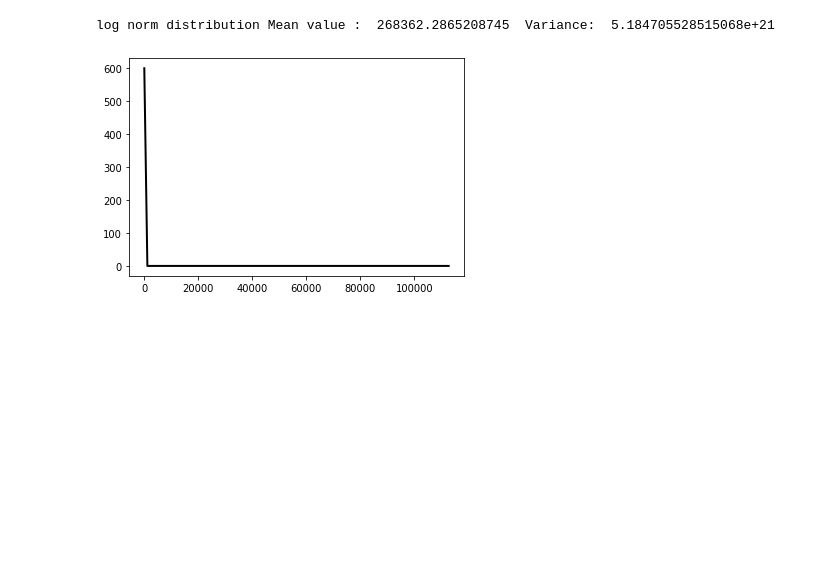
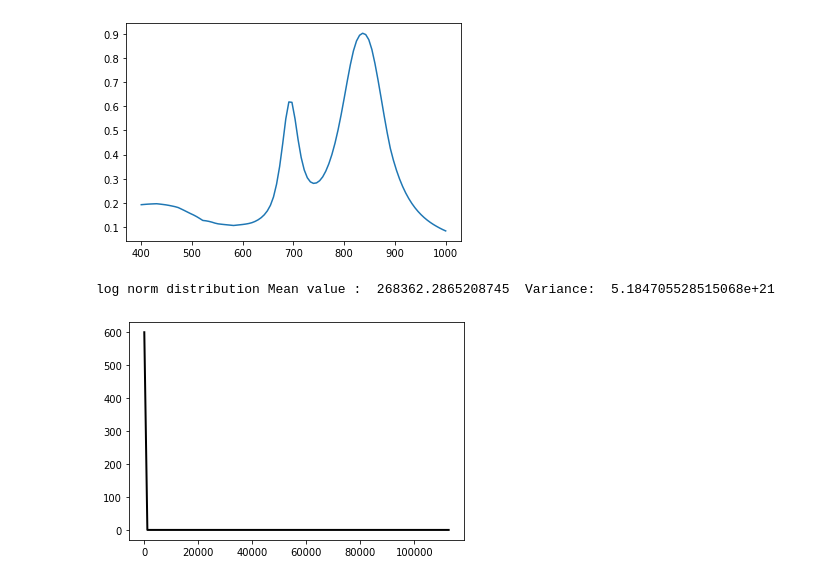
Before and after one commit to pozzo-research-group/HEAD, a Jupyter notebook: notebooks/04-Modelling nanostructure spectra and SAS profiles with polydispersity .ipynb, the cells around one changed output. Saved outputs shown, nothing was run; the diff lists cells and outputs as text; code cells hidden in the pictures; blank space fills up the shorter version.

```diff
--- a/notebooks/04-Modelling nanostructure spectra and SAS profiles with polydispersity .ipynb
+++ b/notebooks/04-Modelling nanostructure spectra and SAS profiles with polydispersity .ipynb
@@ -5,6 +5,16 @@
 import numpy as np
 import matplotlib.pyplot as plt
 from head import Emulator, Grid
+# %%
+from head import EmulatorMultiShape
+sim = EmulatorMultiShape()
+sim.make_structure(r_mu=20,r_sigma=1e-2)
+wl, It = sim.get_uvvis(shape_param = 0.67, n_samples=100)
+fig, ax = plt.subplots()
+ax.plot(wl, It)
+plt.show()
+# %% [output]
+[figure, added]
 # %%
 from scipy.stats import lognorm, norm
 loc, s = 25,5
```
Also changed, not shown: 2 other files.
